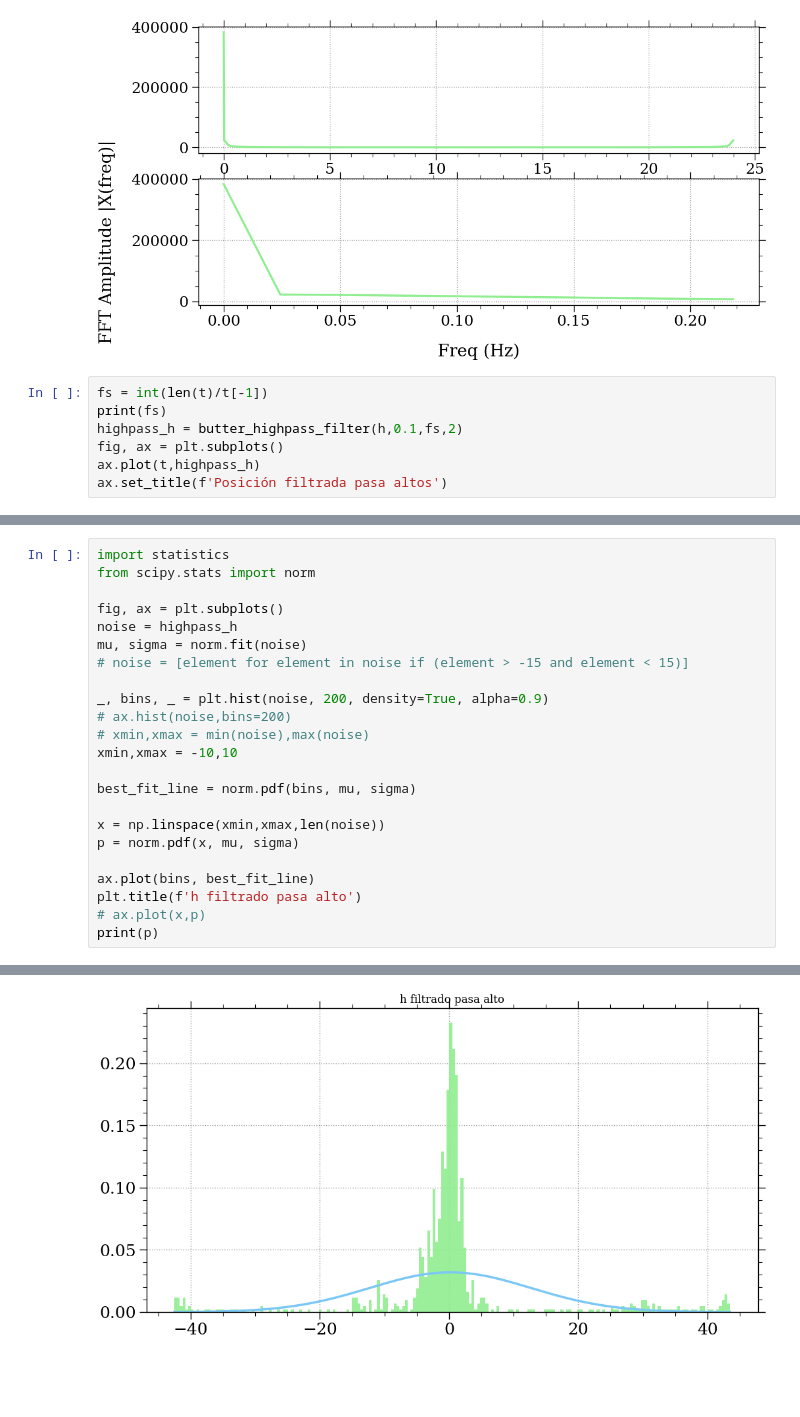
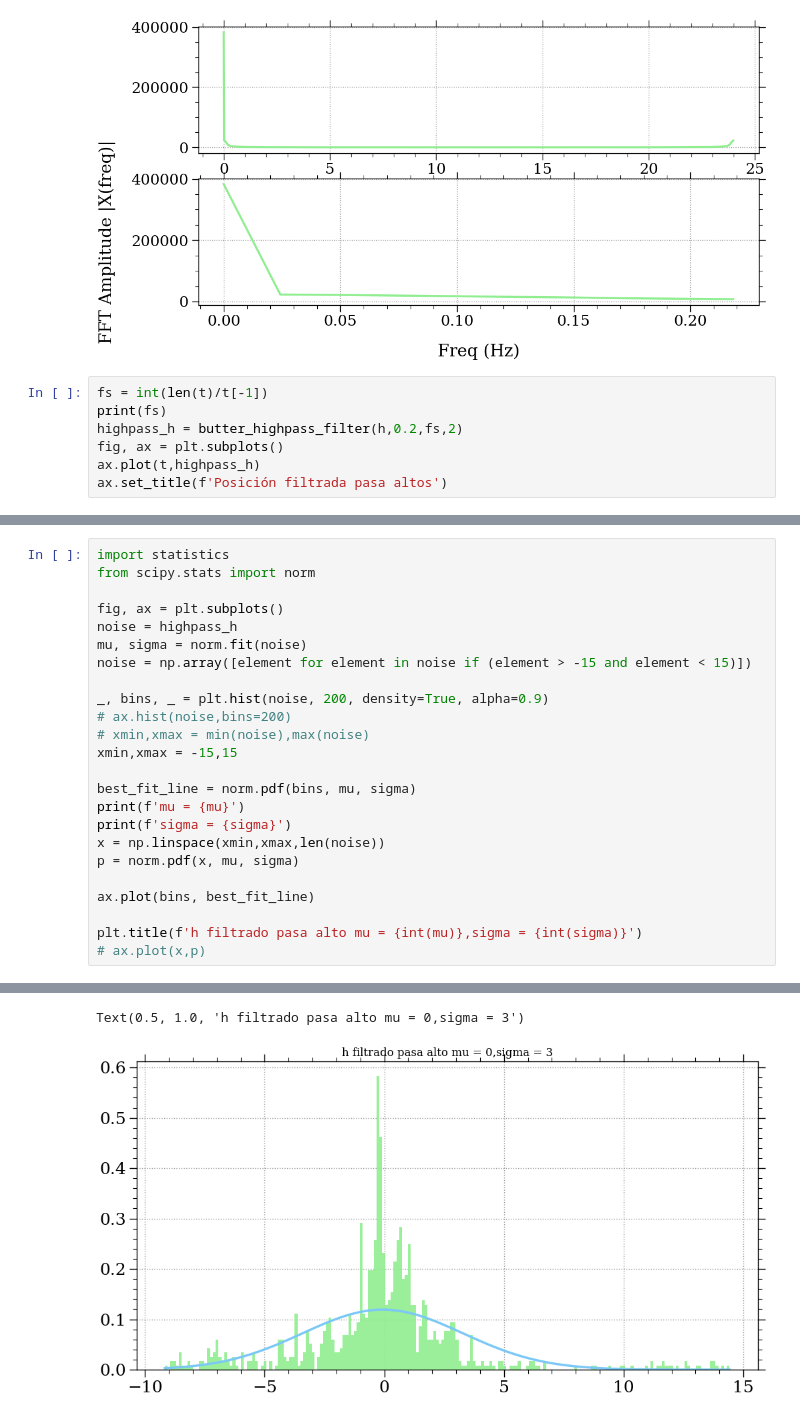
Before and after one commit to Martin-Palomeque/PID, a Jupyter notebook: Incerteza_vaso.ipynb, the cells around one changed output, grey strips where cells are left out. Saved outputs shown, nothing was run; the diff lists cells and outputs as text; blank space fills up the shorter version.

```diff
--- a/Incerteza_vaso.ipynb
+++ b/Incerteza_vaso.ipynb
@@ -129,7 +129,7 @@ Text(0, 0.5, 'FFT Amplitude |X(freq)|')
 # %%
 fs = int(len(t)/t[-1])
 print(fs)
-highpass_h = butter_highpass_filter(h,0.1,fs,2)
+highpass_h = butter_highpass_filter(h,0.2,fs,2)
 fig, ax = plt.subplots()
 ax.plot(t,highpass_h)
 ax.set_title(f'Posición filtrada pasa altos')
@@ -144,20 +144,21 @@ from scipy.stats import norm
 fig, ax = plt.subplots()
 noise = highpass_h
 mu, sigma = norm.fit(noise)
-# noise = [element for element in noise if (element > -15 and element < 15)]
+noise = np.array([element for element in noise if (element > -15 and element < 15)])
 
 _, bins, _ = plt.hist(noise, 200, density=True, alpha=0.9)
 # ax.hist(noise,bins=200)
 # xmin,xmax = min(noise),max(noise)
-xmin,xmax = -10,10
+xmin,xmax = -15,15
 
 best_fit_line = norm.pdf(bins, mu, sigma)
-
+print(f'mu = {mu}')
+print(f'sigma = {sigma}')
 x = np.linspace(xmin,xmax,len(noise))
 p = norm.pdf(x, mu, sigma)
 
 ax.plot(bins, best_fit_line)
-plt.title(f'h filtrado pasa alto')
+
+plt.title(f'h filtrado pasa alto mu = {int(mu)},sigma = {int(sigma)}')
 # ax.plot(x,p)
-print(p)
 # %% [output]
@@ -181 +167,2 @@ print(p)
+Text(0.5, 1.0, 'h filtrado pasa alto mu = 0,sigma = 3')
-[figure, old version]
+[figure, new version]
```
Also changed, not shown: parts of 4 cells of this notebook.
